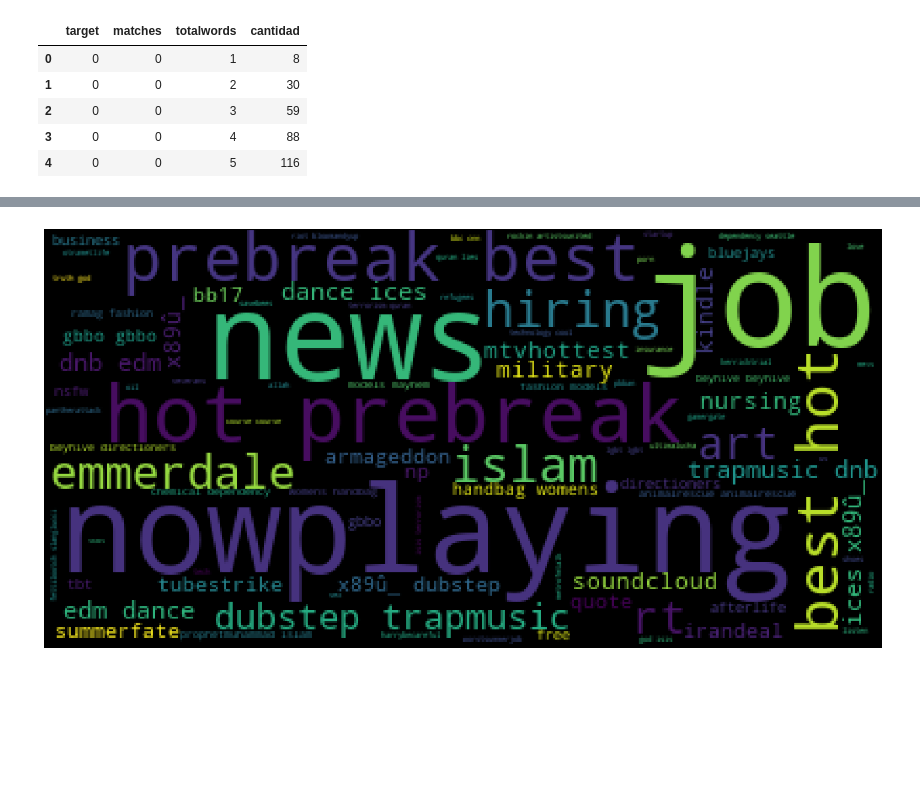
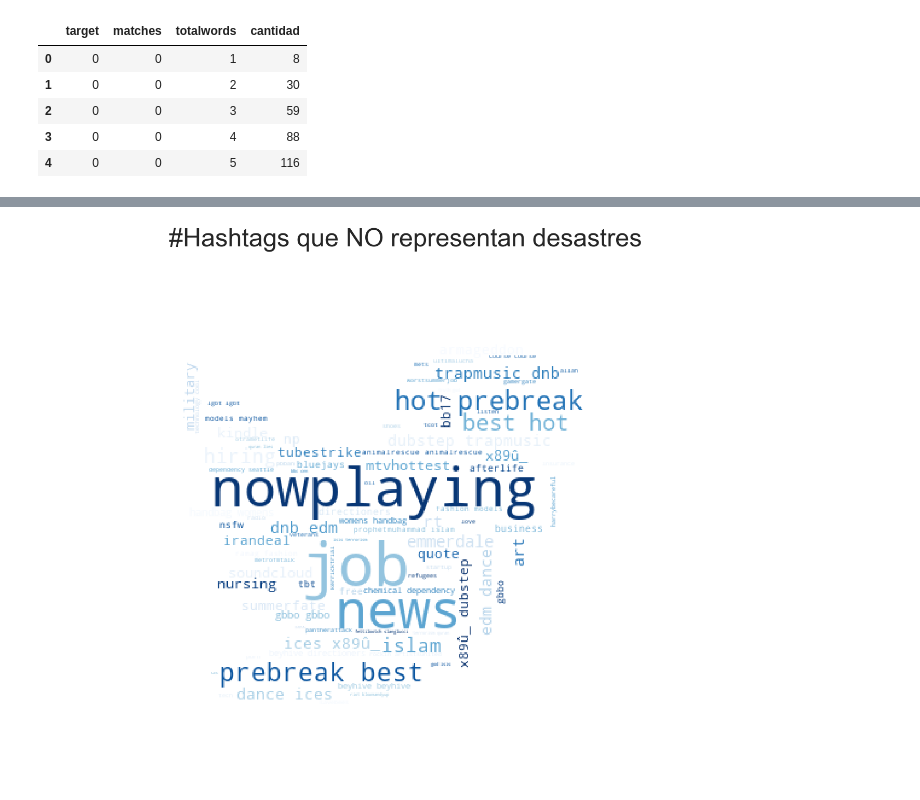
Before and after one commit to patopizzini/Organizacion_Datos_1C2020, a Jupyter notebook: TP1/TP1_Andres.ipynb, the cells around one changed output, grey strips where cells are left out. Cells and saved outputs as stored; diff of their text form; code cells hidden in the pictures; blank space fills up the shorter version.

```diff
--- a/TP1/TP1_Andres.ipynb
+++ b/TP1/TP1_Andres.ipynb
@@ -39,7 +41,7 @@ datos.head()
 | 4 | 7 | NaN | NaN | Just got sent this photo from Rub... | 1 |
 # %%
 datos['text'] = datos['text'].str.lower()
-datos['counts'] = datos['text'].str.len()
+datos['length'] = datos['text'].str.len()
 datos['totalwords'] = datos['text'].str.split().str.len()
 datos['words'] = datos.text.str.strip().str.split()
 # %%
@@ -95,5 +99,6 @@ g.set(xlabel='Palabras', ylabel='Tweets')
 [figure]
 # %%
 datos['language'] = detect(str(datos['text']))
+datos['hashtagsCantidad'] = datos['hashtags'].str.count('#')
 datos.head()
 # %% [output]
@@ -147,7 +237,11 @@ target0.head()
 # %%
-wordcloud = WordCloud().generate(str(target0.hashtags.values).replace("'", "").replace(" ",""))
+wave_mask = np.array(Image.open("tuita.jpg"))
+
+wordcloud = WordCloud(mask=wave_mask, colormap="Blues",max_font_size=50, max_words=100,background_color="white").generate(str(target0.hashtags.values).replace("'", "").replace(" ",""))
+plt.title('#Hashtags que NO representan desastres',fontsize=35)
+plt.margins(x=0, y=0)
 plt.imshow(wordcloud)
 plt.axis("off")
 plt.show()
 # %% [output]
-[figure, old version]
+[figure, new version]
```
Also changed, not shown: parts of 26 cells of this notebook, 1 other file.
